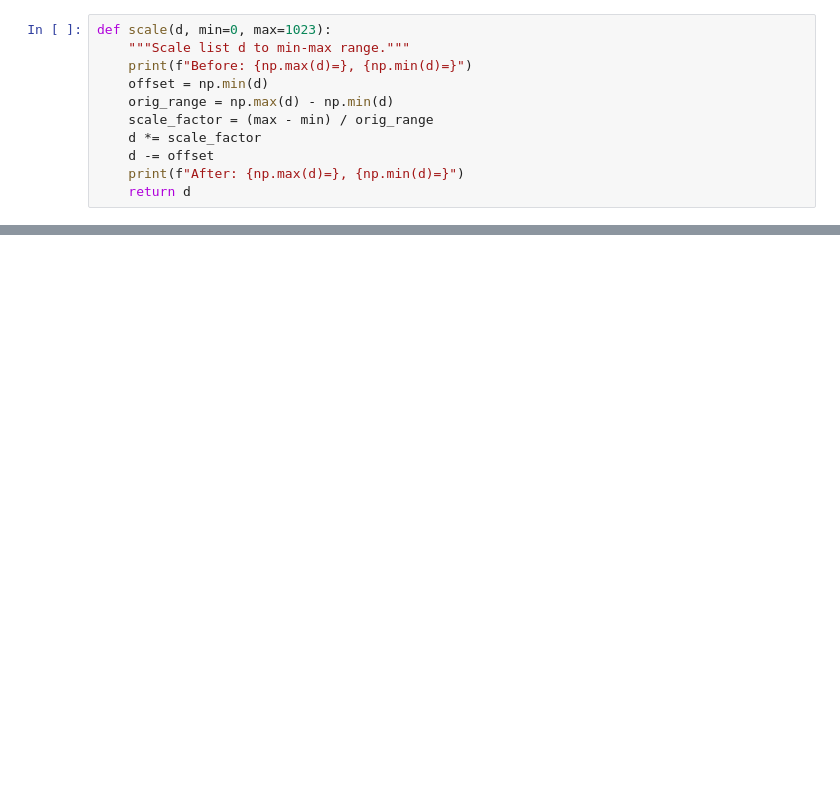
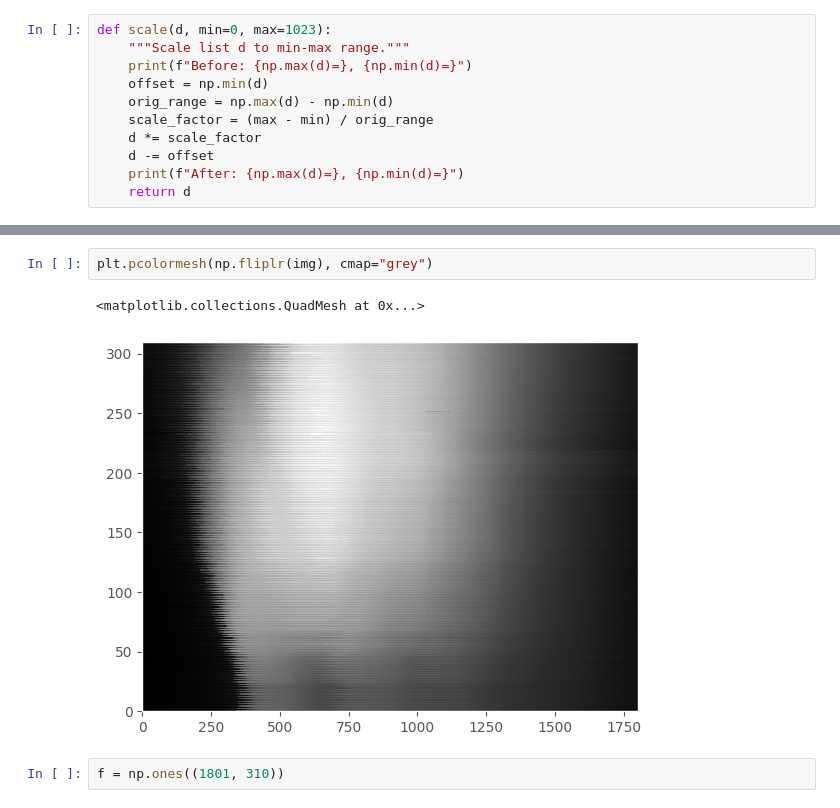
Before and after one commit to saintaardvark/arduino-one-pixel-camera, a Jupyter notebook: arduino-one-pixel-camera.ipynb, the cells around one changed output, grey strips where cells are left out. Cells and saved outputs as stored; diff of their text form; blank space fills up the shorter version.

```diff
--- a/arduino-one-pixel-camera.ipynb
+++ b/arduino-one-pixel-camera.ipynb
@@ -125,0 +135,7 @@ After: np.max(d)=1137.5033112582782, np.min(d)=114.50331125827816
+# %%
+plt.pcolormesh(np.fliplr(img), cmap="grey")
+# %% [output]
+<matplotlib.collections.QuadMesh at 0x...>
+[figure, added]
+# %%
+f = np.ones((1801, 310))
```
Also changed, not shown: parts of 14 cells of this notebook, 1 other file.
